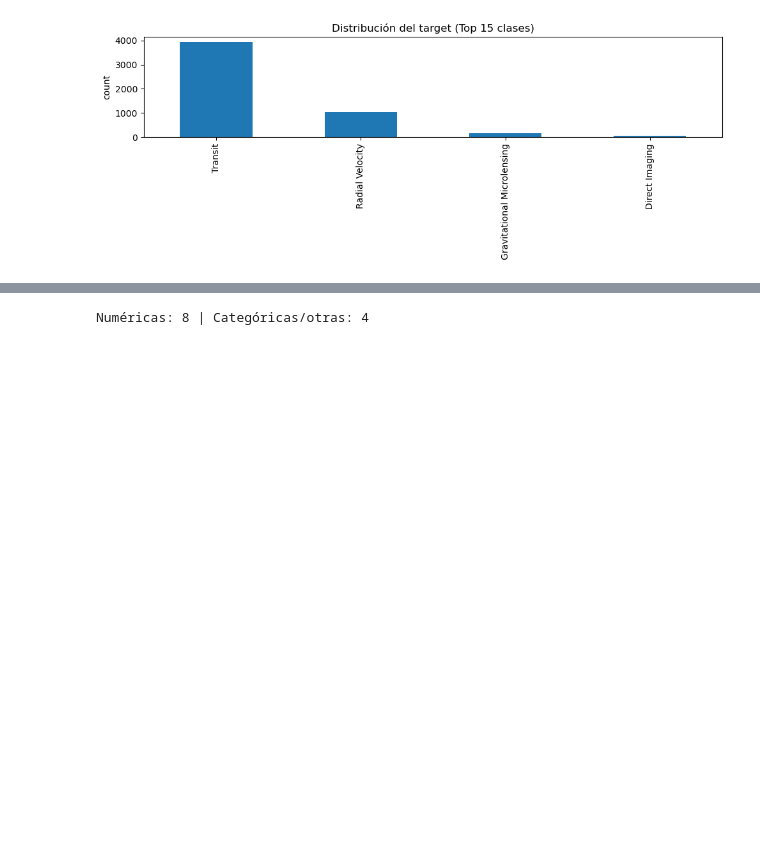
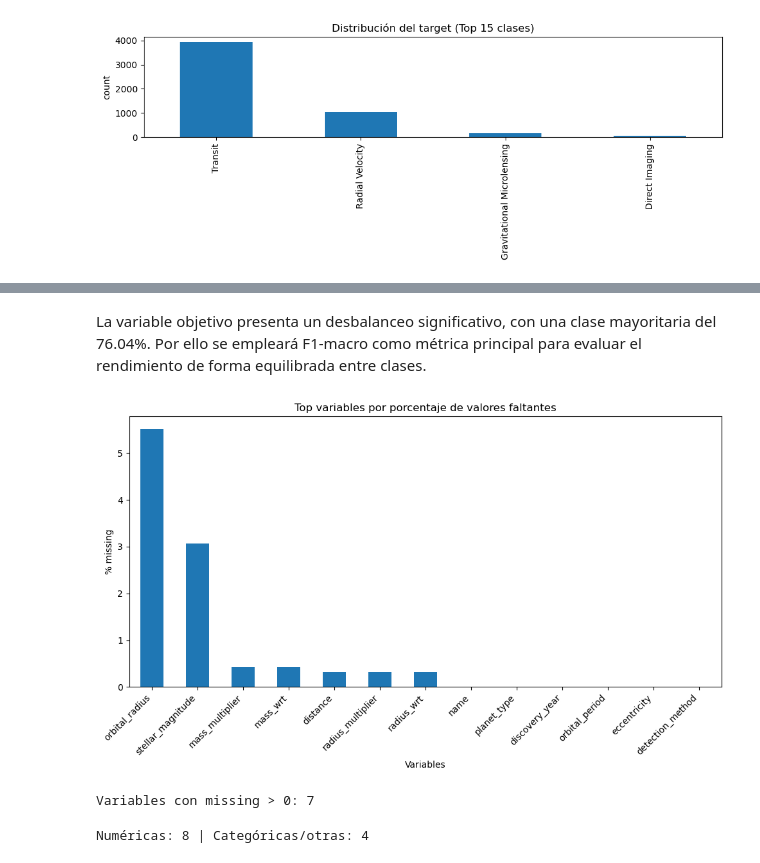
Before and after one commit to itscarmengo/ML_NASA-Exoplanets_Detection_Method, a Jupyter notebook: main.ipynb, the cells around one changed output, grey strips where cells are left out. Cells and saved outputs as stored; diff of their text form; code cells hidden in the pictures; blank space fills up the shorter version.

```diff
--- a/main.ipynb
+++ b/main.ipynb
@@ -228,11 +236,23 @@ print("Clase mayoritaria (%):", round(target_counts.max()/len(y)*100, 2))
+# %% [markdown]
+La variable objetivo presenta un desbalanceo significativo, con una clase mayoritaria del 76.04%. Por ello se empleará F1-macro como métrica principal para evaluar el rendimiento de forma equilibrada entre clases.
 # %%
-# Heatmap de NAs
-plt.figure(figsize=(12,6))
-sns.heatmap(df.isna(), cbar=False)
-plt.title("Mapa de valores faltantes")
+# Porcentaje de missing por columna
+missing_pct = (df.isna().mean() * 100).sort_values(ascending=False)
+
+plt.figure(figsize=(10,6))
+missing_pct.head(20).plot(kind="bar")
+plt.title("Top variables por porcentaje de valores faltantes")
+plt.ylabel("% missing")
+plt.xlabel("Variables")
+plt.xticks(rotation=45, ha="right")
 plt.tight_layout()
-savefig("missing_heatmap.png")
+savefig("missing_percentage_barplot.png")
 plt.show()
+
+print("Variables con missing > 0:", (missing_pct > 0).sum())
+# %% [output]
+[figure, added]
+Variables con missing > 0: 7
 # %%
 # # Separación de variables numéricas/categóricas
 num_cols = X.select_dtypes(include="number").columns.tolist()
```
Also changed, not shown: parts of 6 cells of this notebook, 9 other files.
